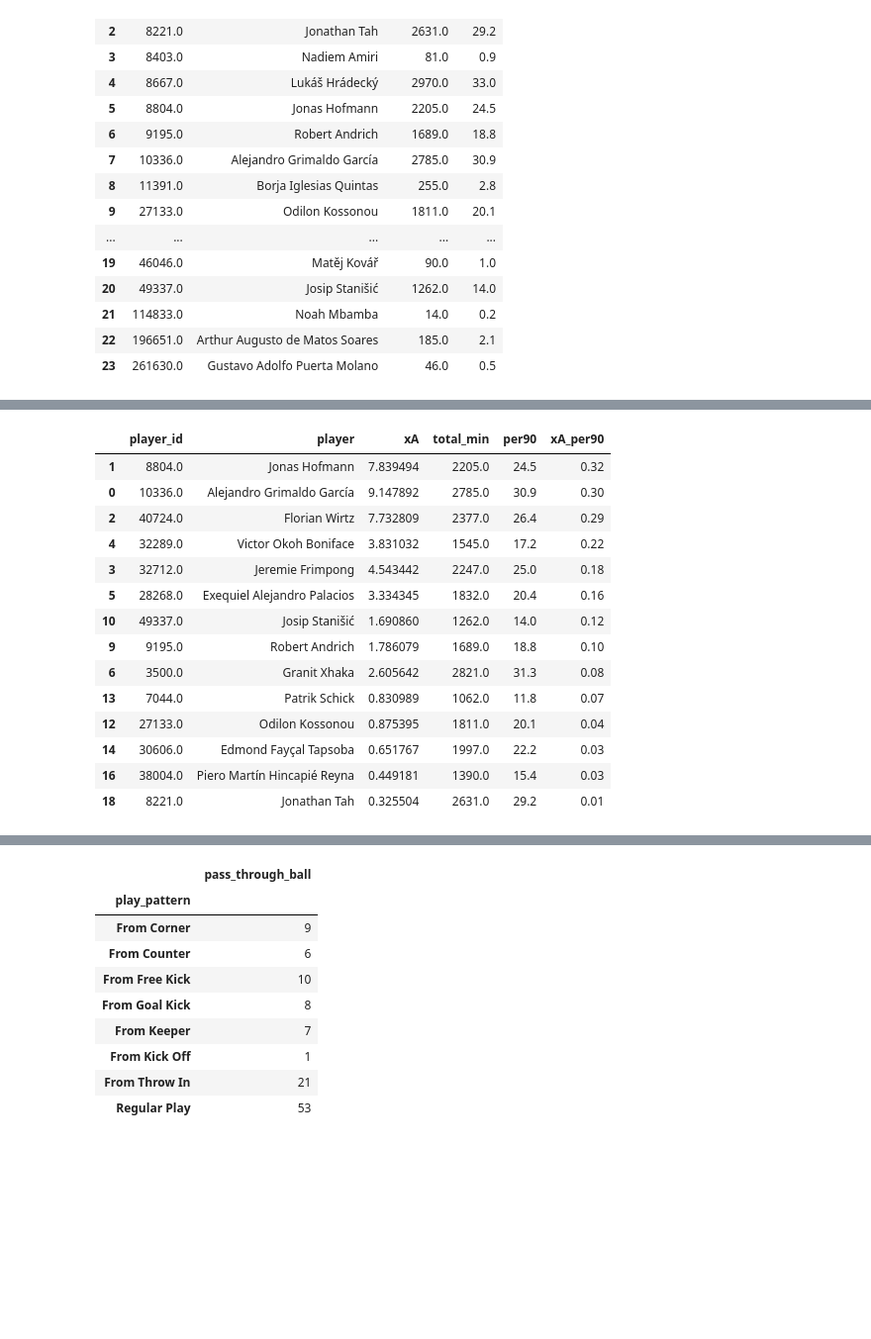
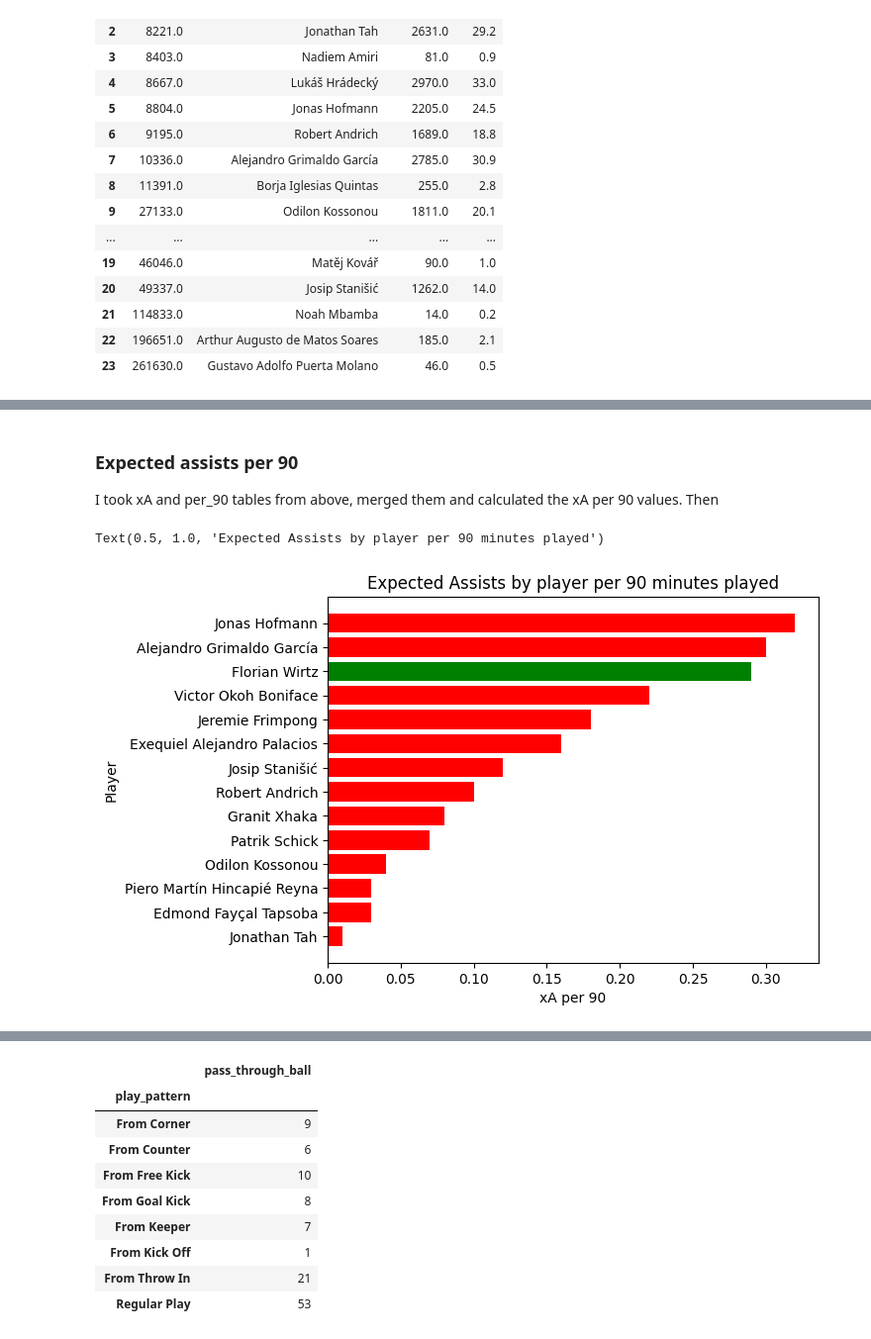
Before and after one commit to TobiaszKuc/_football_analysis, a Jupyter notebook: Jupyter Notebooks/WirtzProject/BayerLeverkusen.ipynb, the cells around one changed output, grey strips where cells are left out. Shown at 99% size. Cells and saved outputs as stored; diff of their text form; code cells hidden in the pictures; blank space fills up the shorter version.

```diff
--- a/Jupyter Notebooks/WirtzProject/BayerLeverkusen.ipynb
+++ b/Jupyter Notebooks/WirtzProject/BayerLeverkusen.ipynb
@@ -246,27 +304,28 @@ through_balls_per90[through_balls_per90["total_min"] > 999].sort_values(by = "Th
+# %% [markdown]
+### Expected assists per 90
+I took xA and per_90 tables from above, merged them and calculated the xA per 90 values. Then
 # %%
 xA_per90 = pd.merge(
     left = xA,
     right = per_90,
     left_on = "player_id",
     right_on = "player_id",
     how = "left")
 xA_per90 = xA_per90.drop(labels = "player_y", axis = 1)
 xA_per90.columns = ["player_id", "player", "xA", "total_min", "per90"]
-xA_per90["xA_per90"] = round(xA_per90["xA"]/xA_per90["per90"], 2)
-xA_per90[xA_per90["total_min"] > 999].sort_values(by = "xA_per90", ascending = False)
+xA_per90["xA per 90"] = round(xA_per90["xA"]/xA_per90["per90"], 2)
+xA_per90 = xA_per90[xA_per90["total_min"] > 999].sort_values(by = "xA per 90", ascending = True)
+for_chart = xA_per90.drop(labels = ["player_id", "total_min", "per90"], axis = 1)
+colors = []
+for _, row in for_chart.iterrows():
+    if row["player"] == "Florian Wirtz":
+        colors.append("green")
+    else:
+        colors.append("red")
+plt.barh(y=for_chart["player"], width = for_chart["xA per 90"], color = colors)
+plt.xlabel("xA per 90")
+plt.ylabel("Player")
+plt.title("Expected Assists by player per 90 minutes played")
 # %% [output]
-|  | player_id | player | xA | total_min | per90 | xA_per90 |
-| 1 | 8804.0 | Jonas Hofmann | 7.839494 | 2205.0 | 24.5 | 0.32 |
-| 0 | 10336.0 | Alejandro Grimaldo García | 9.147892 | 2785.0 | 30.9 | 0.30 |
-| 2 | 40724.0 | Florian Wirtz | 7.732809 | 2377.0 | 26.4 | 0.29 |
-| 4 | 32289.0 | Victor Okoh Boniface | 3.831032 | 1545.0 | 17.2 | 0.22 |
-| 3 | 32712.0 | Jeremie Frimpong | 4.543442 | 2247.0 | 25.0 | 0.18 |
-| 5 | 28268.0 | Exequiel Alejandro Palacios | 3.334345 | 1832.0 | 20.4 | 0.16 |
-| 10 | 49337.0 | Josip Stanišić | 1.690860 | 1262.0 | 14.0 | 0.12 |
-| 9 | 9195.0 | Robert Andrich | 1.786079 | 1689.0 | 18.8 | 0.10 |
-| 6 | 3500.0 | Granit Xhaka | 2.605642 | 2821.0 | 31.3 | 0.08 |
-| 13 | 7044.0 | Patrik Schick | 0.830989 | 1062.0 | 11.8 | 0.07 |
-| 12 | 27133.0 | Odilon Kossonou | 0.875395 | 1811.0 | 20.1 | 0.04 |
-| 14 | 30606.0 | Edmond Fayçal Tapsoba | 0.651767 | 1997.0 | 22.2 | 0.03 |
-| 16 | 38004.0 | Piero Martín Hincapié Reyna | 0.449181 | 1390.0 | 15.4 | 0.03 |
-| 18 | 8221.0 | Jonathan Tah | 0.325504 | 2631.0 | 29.2 | 0.01 |
+Text(0.5, 1.0, 'Expected Assists by player per 90 minutes played')
+[figure, added]
```
Also changed, not shown: parts of 21 cells of this notebook.
